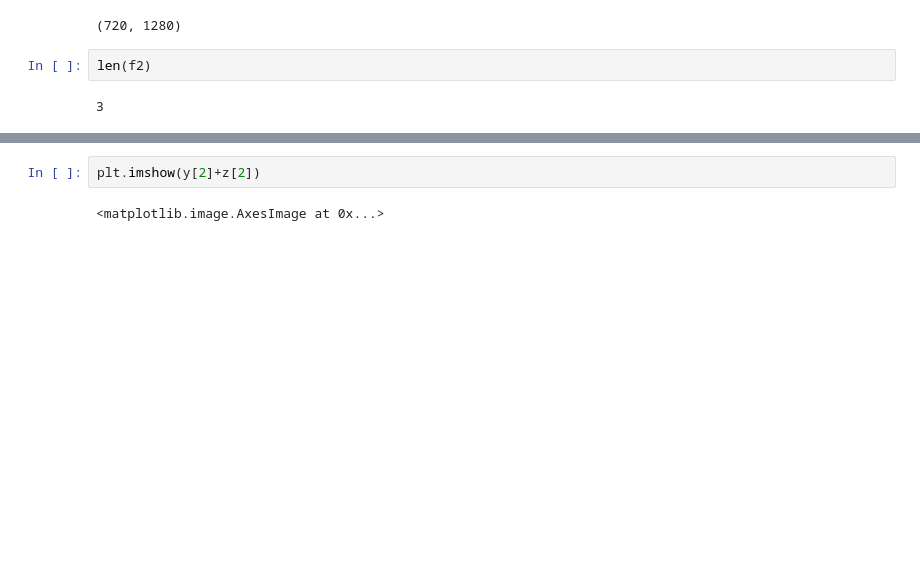
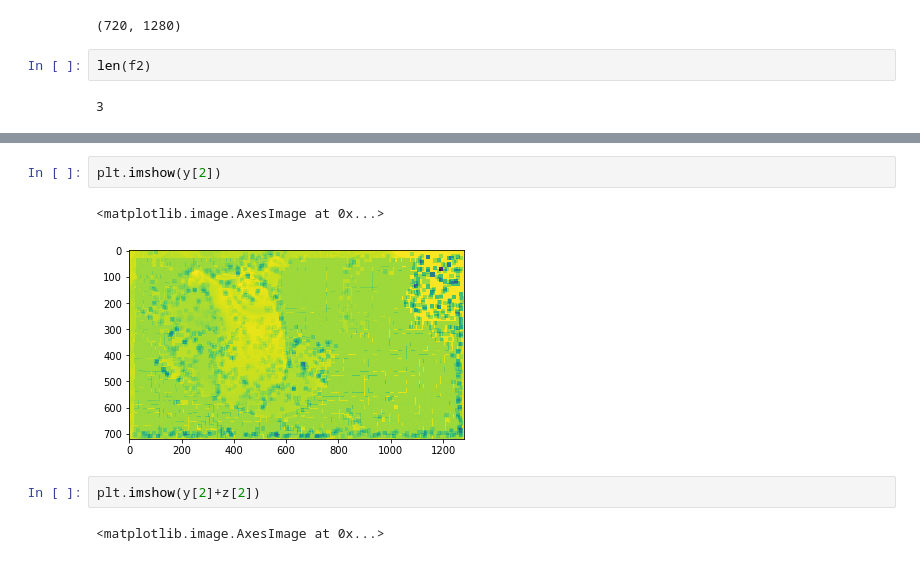
Before and after one commit to melsayed-7/H.264-implementation, a Jupyter notebook: motion_estimation_test.ipynb, the cells around one changed output, grey strips where cells are left out. Saved outputs shown, nothing was run; the diff lists cells and outputs as text; blank space fills up the shorter version.

```diff
--- a/motion_estimation_test.ipynb
+++ b/motion_estimation_test.ipynb
@@ -221,3 +237,8 @@ for i in range(len(f2)):
+# %%
+plt.imshow(y[2])
+# %% [output]
+<matplotlib.image.AxesImage at 0x...>
+[figure, added]
 # %%
 plt.imshow(y[2]+z[2])
 # %% [output]
```
Also changed, not shown: parts of 10 cells of this notebook.
